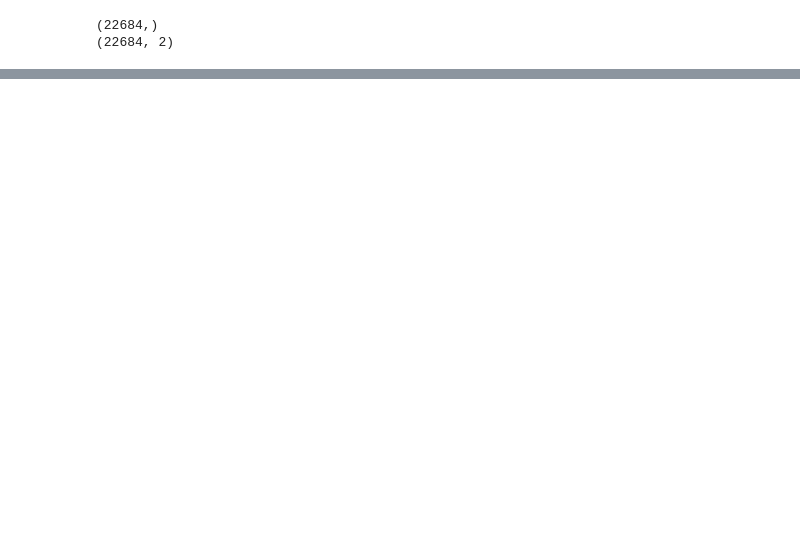
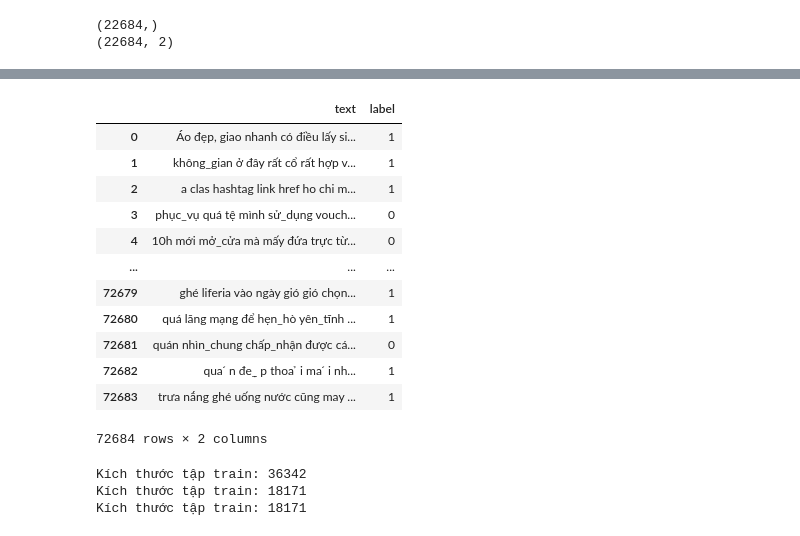
Before and after one commit to huuthanh2k4/AI_For_Marketing, a Jupyter notebook: NPL.ipynb, the cells around one changed output, grey strips where cells are left out. Cells and saved outputs as stored; diff of their text form; code cells hidden in the pictures; blank space fills up the shorter version.

```diff
--- a/NPL.ipynb
+++ b/NPL.ipynb
@@ -1173,0 +1230,34 @@ plt.show()
+# %%
+data_tong_hop = data_tong_hop.sample(72684).reset_index(drop=True)
+data_tong_hop
+# %% [output]
+|  | text | label |
+| 0 | Áo đẹp, giao nhanh có điều lấy si... | 1 |
+| 1 | không_gian ở đây rất cổ rất hợp v... | 1 |
+| 2 | a clas hashtag link href ho chi m... | 1 |
+| 3 | phục_vụ quá tệ mình sử_dụng vouch... | 0 |
+| 4 | 10h mới mở_cửa mà mấy đứa trực từ... | 0 |
+| ... | ... | ... |
+| 72679 | ghé liferia vào ngày gió gió chọn... | 1 |
+| 72680 | quá lãng mạng để hẹn_hò yên_tĩnh ... | 1 |
+| 72681 | quán nhìn_chung chấp_nhận được cá... | 0 |
+| 72682 | qua ́ n đe_̣ p thoa ̉ i ma ́ i nh... | 1 |
+| 72683 | trưa nắng ghé uống nước cũng may ... | 1 |
+72684 rows × 2 columns
+# %%
+from sklearn.model_selection import train_test_split
+tap_x_train,tap_x_test,tap_y_train,tap_y_test = train_test_split(data_tong_hop.loc[:,'text'],
+                                                                 data_tong_hop.loc[:,'label'],
+                                                                 train_size=0.5,
+                                                                 random_state=42)
+tap_x_test,tap_x_val,tap_y_test,tap_y_val = train_test_split(tap_x_test,
+                                                             tap_y_test,
+                                                             train_size=0.5)
+
+print("Kích thước tập train:",tap_x_train.shape[0])
+print("Kích thước tập train:",tap_x_test.shape[0])
+print("Kích thước tập train:",tap_x_val.shape[0])
+# %% [output]
+Kích thước tập train: 36342
+Kích thước tập train: 18171
+Kích thước tập train: 18171
```
Also changed, not shown: parts of 24 cells of this notebook.
